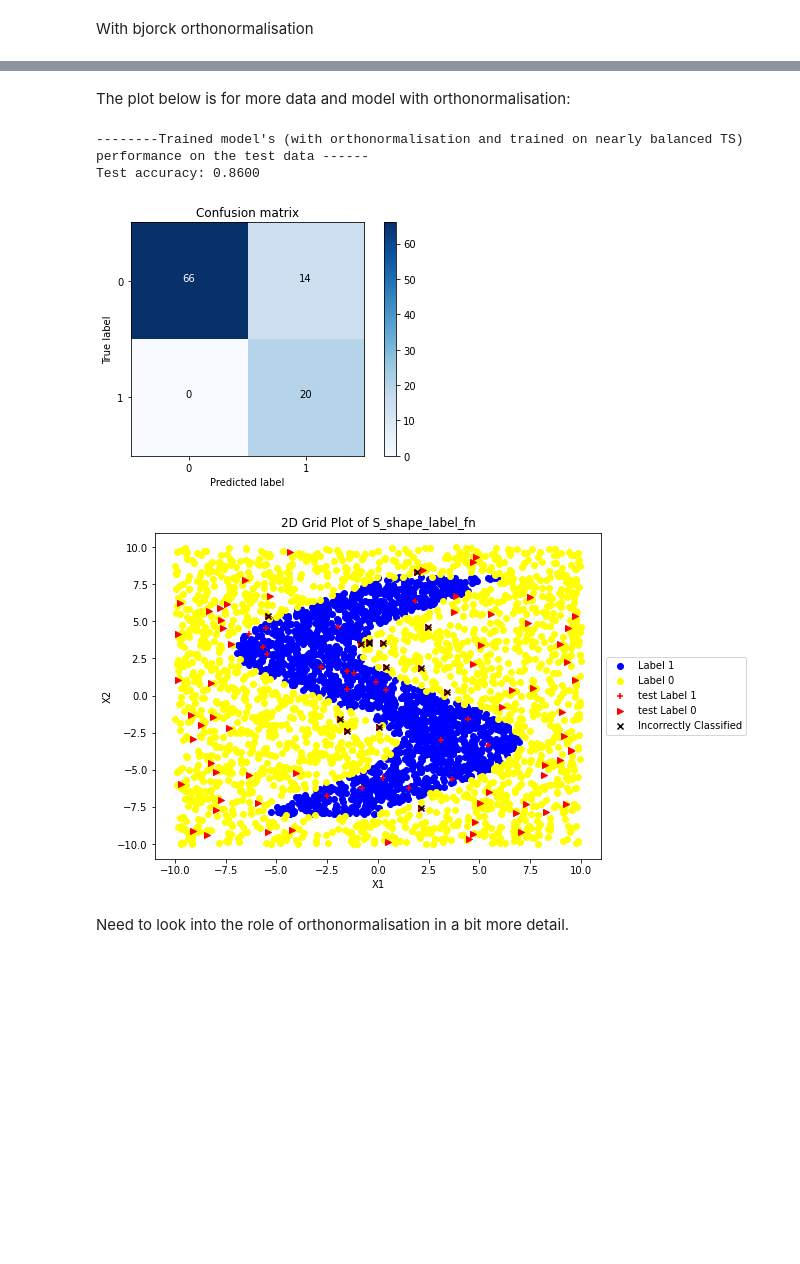
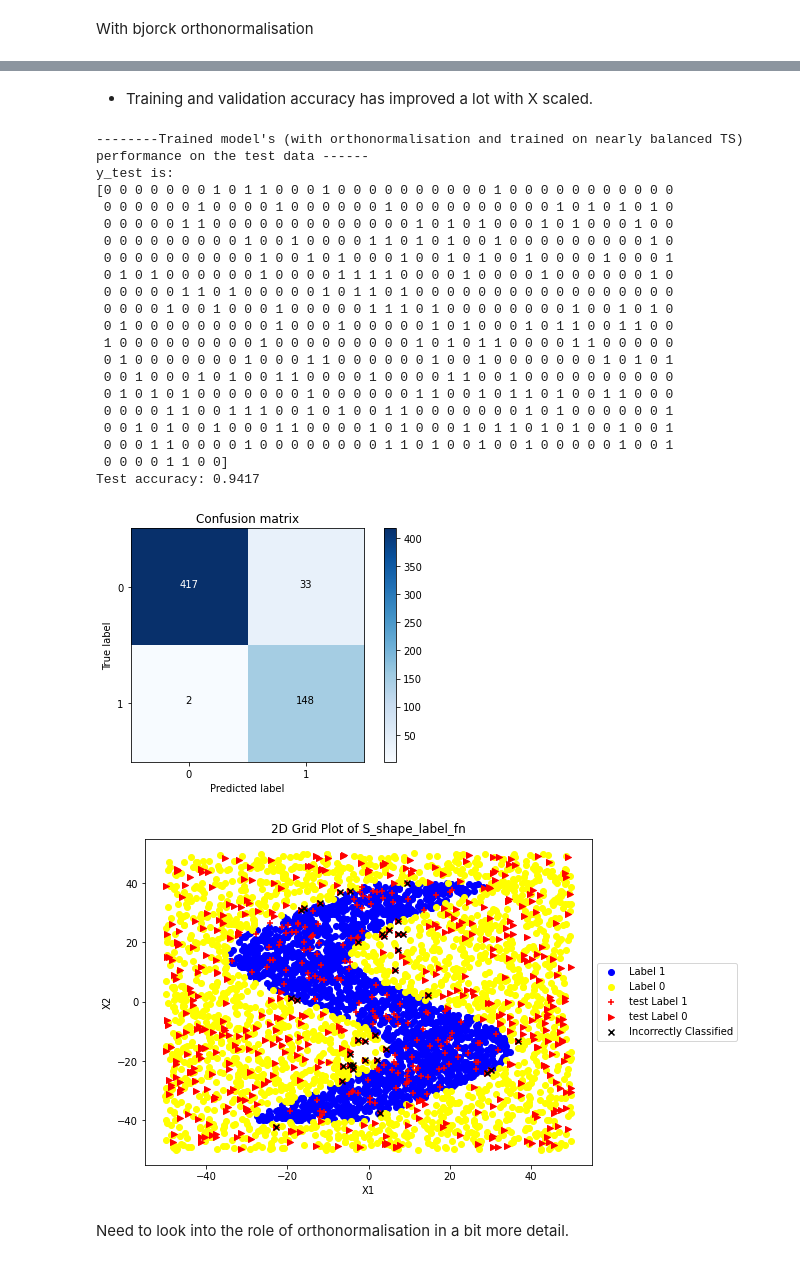
Before and after one commit to neelkanthrawat/Lipschitz_DSNN, a Jupyter notebook: trial_notebooks/test_2_magnitude.ipynb, the cells around one changed output, grey strips where cells are left out. Cells and saved outputs as stored; diff of their text form; code cells hidden in the pictures; blank space fills up the shorter version.

Commit message:
add results for models trained for original X and  scaled X

```diff
--- a/trial_notebooks/test_2_magnitude.ipynb
+++ b/trial_notebooks/test_2_magnitude.ipynb
@@ -92,5 +92,6 @@ plt.show()
 # %%
-scale_factor=10
+### I would need this function later.
+scale_factor=50
 x_mat_new = scale_factor * x_mat
 # Given function g (vectorized)
 g2 = lambda x: 0.4*scale_factor * np.sin(-5*x/scale_factor)
@@ -362,38 +454,56 @@ def evaluate_model(trained_model_input, y_test_fn, dataset_size=100, noise_level
-# %% [markdown]
-The plot below is for more data and model with orthonormalisation:
+# %% [markdown]
+* Training and validation accuracy has improved a lot with X scaled.
 # %%
 ### evaluating the trained model's performance on the test dataset
 print("--------Trained model's (with orthonormalisation and trained on nearly balanced TS) performance on the test data ------")
 x_test, y_test, preds=evaluate_model(ds_simple_fc_bjork_balanced_model, S_shape_label_fn2,
-                                    dataset_size=100,
+                                    dataset_size=600,
                     want_confusion_matrix=True, print_preds=False, range_of_value=scale_factor)
 
 
 #incorrect indices:
 incorrect_indices = (preds.squeeze().round() != y_test).nonzero(as_tuple=True)[0].tolist()
 
 
 # Plotting
 plt.figure(figsize=(8, 6))
 plt.scatter(x_mat_new[y_mat == 1, 0], x_mat_new[y_mat == 1, 1], color='blue', label='Label 1')
 plt.scatter(x_mat_new[y_mat == 0, 0], x_mat_new[y_mat == 0, 1], color='yellow', label='Label 0')
 plt.scatter(x_test[y_test == 1, 0], x_test[y_test == 1,1], marker="+",color="red", label="test Label 1")
 plt.scatter(x_test[y_test == 0, 0], x_test[y_test == 0,1], marker=">",color="red", label="test Label 0")
 # Plot incorrectly classified points
 plt.scatter(x_test[incorrect_indices, 0], x_test[incorrect_indices, 1], marker='x', color='black', label='Incorrectly Classified')
 plt.title('2D Grid Plot of S_shape_label_fn')
 plt.xlabel('X1')
 plt.ylabel('X2')
 plt.legend()
 
 # Position the legend outside the plot on the left middle side
 plt.legend(bbox_to_anchor=(1.0, 0.5), loc='center left')
 plt.show()
 # %% [output]
 --------Trained model's (with orthonormalisation and trained on nearly balanced TS) performance on the test data ------
-Test accuracy: 0.8600
+y_test is:
+[0 0 0 0 0 0 0 1 0 1 1 0 0 0 1 0 0 0 0 0 0 0 0 0 0 1 0 0 0 0 0 0 0 0 0 0 0
+ 0 0 0 0 0 0 1 0 0 0 0 1 0 0 0 0 0 0 1 0 0 0 0 0 0 0 0 0 0 1 0 1 0 1 0 1 0
+ 0 0 0 0 0 1 1 0 0 0 0 0 0 0 0 0 0 0 0 0 1 0 1 0 1 0 0 0 1 0 1 0 0 0 1 0 0
+ 0 0 0 0 0 0 0 0 0 1 0 0 1 0 0 0 0 1 1 0 1 0 1 0 0 1 0 0 0 0 0 0 0 0 0 1 0
+ 0 0 0 0 0 0 0 0 0 0 1 0 0 1 0 1 0 0 0 1 0 0 1 0 1 0 0 1 0 0 0 0 1 0 0 0 1
+ 0 1 0 1 0 0 0 0 0 0 1 0 0 0 0 1 1 1 1 0 0 0 0 1 0 0 0 0 1 0 0 0 0 0 0 1 0
+ 0 0 0 0 0 1 1 0 1 0 0 0 0 0 1 0 1 1 0 1 0 0 0 0 0 0 0 0 0 0 0 0 0 0 0 0 0
+ 0 0 0 0 1 0 0 1 0 0 0 1 0 0 0 0 0 1 1 1 0 1 0 0 0 0 0 0 0 0 1 0 0 1 0 1 0
+ 0 1 0 0 0 0 0 0 0 0 0 1 0 0 0 1 0 0 0 0 0 1 0 1 0 0 0 1 0 1 1 0 0 1 1 0 0
+ 1 0 0 0 0 0 0 0 0 0 1 0 0 0 0 0 0 0 0 0 1 0 1 0 1 1 0 0 0 0 1 1 0 0 0 0 0
+ 0 1 0 0 0 0 0 0 0 1 0 0 0 1 1 0 0 0 0 0 0 1 0 0 1 0 0 0 0 0 0 0 1 0 1 0 1
+ 0 0 1 0 0 0 1 0 1 0 0 1 1 0 0 0 0 1 0 0 0 0 1 1 0 0 1 0 0 0 0 0 0 0 0 0 0
+ 0 1 0 1 0 1 0 0 0 0 0 0 0 1 0 0 0 0 0 0 1 1 0 0 1 0 1 1 0 1 0 0 1 1 0 0 0
+ 0 0 0 0 1 1 0 0 1 1 1 0 0 1 0 1 0 0 1 1 0 0 0 0 0 0 0 1 0 1 0 0 0 0 0 0 1
+ 0 0 1 0 1 0 0 1 0 0 0 1 1 0 0 0 0 1 0 1 0 0 0 1 0 1 1 0 1 0 1 0 0 1 0 0 1
+ 0 0 0 1 1 0 0 0 0 1 0 0 0 0 0 0 0 0 1 1 0 1 0 0 1 0 0 1 0 0 0 0 0 1 0 0 1
+ 0 0 0 0 1 1 0 0]
+Test accuracy: 0.9417
-[figure, old version]
+[figure, new version]
-[figure, old version]
+[figure, new version]
 # %% [markdown]
 Need to look into the role of orthonormalisation in a bit more detail.
 # %% [markdown]
```
Also changed, not shown: parts of 16 cells of this notebook.
